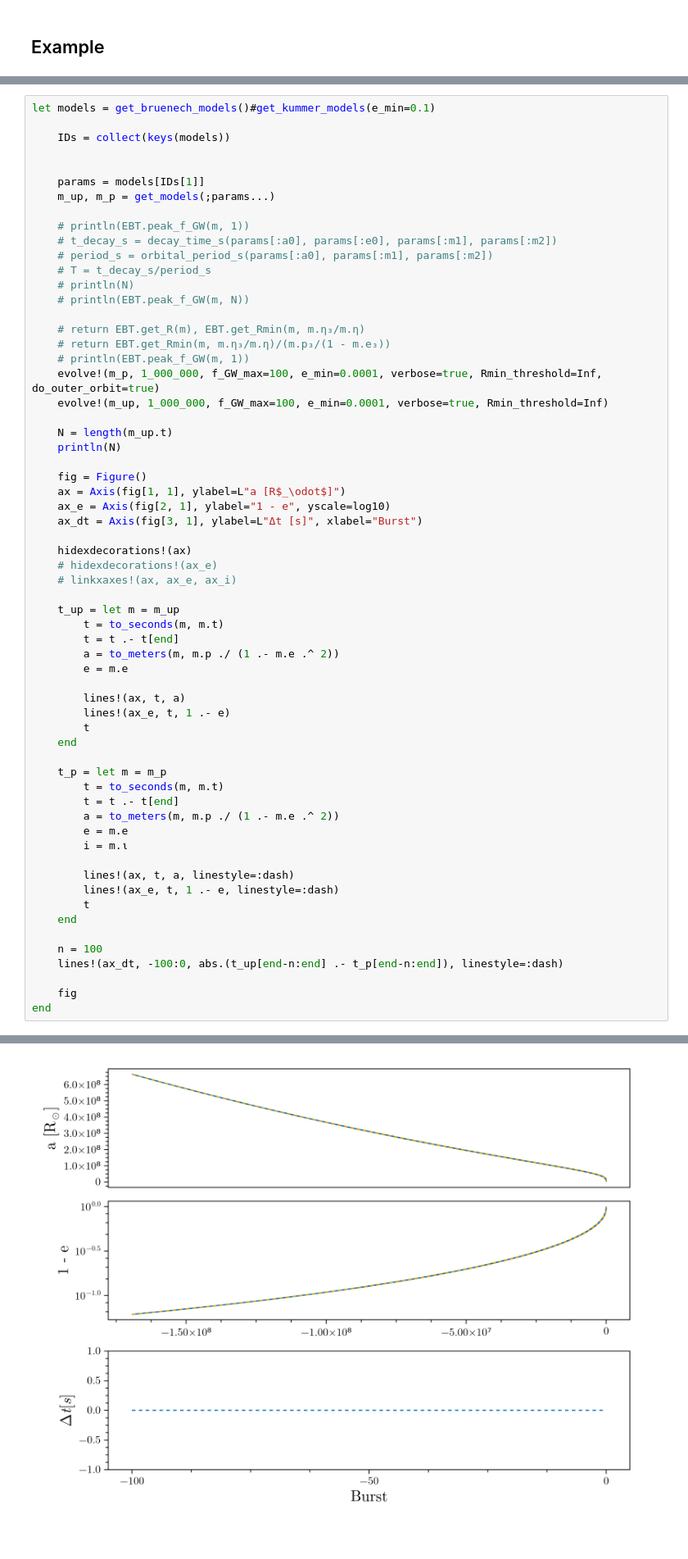
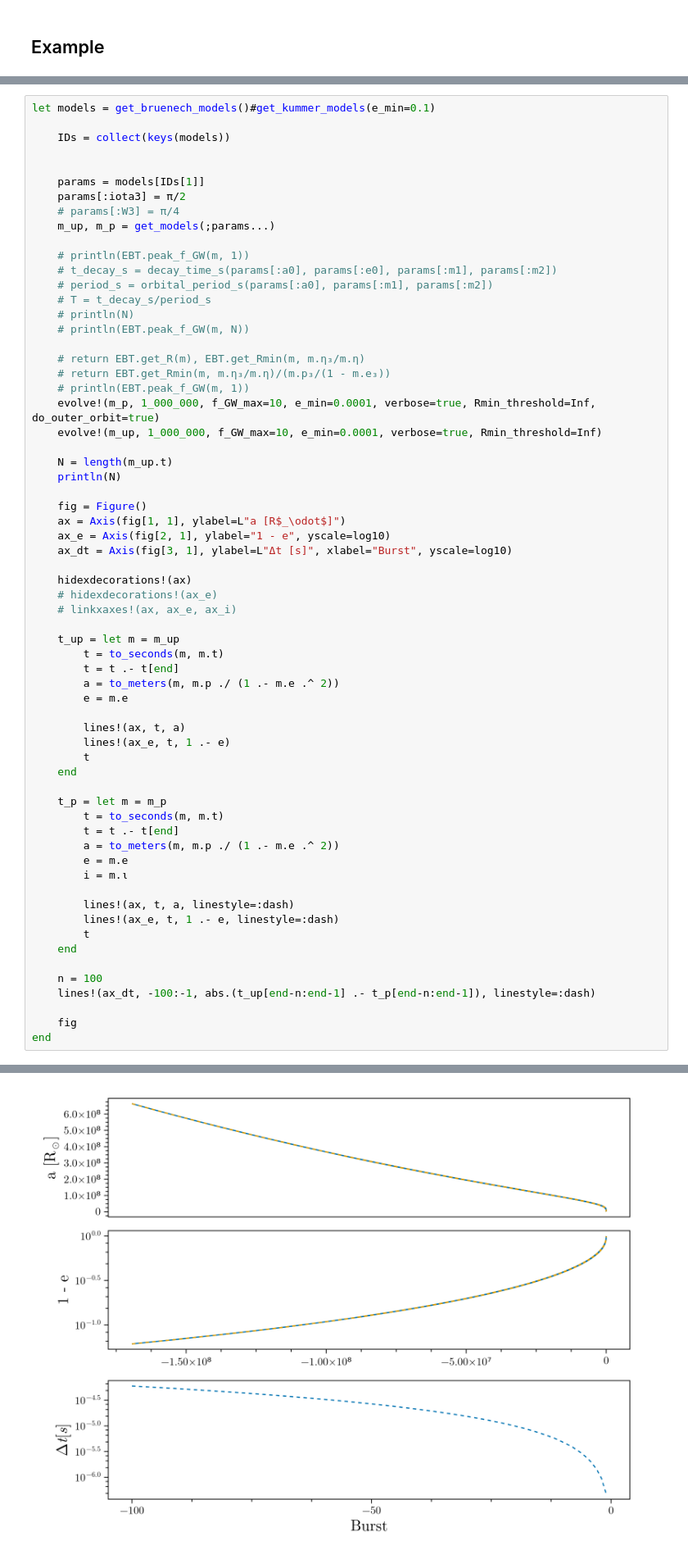
Before and after one commit to casparwb/EccentricBurstTiming.jl, a Jupyter notebook: notebooks/population-evolution.ipynb, the cells around one changed output, grey strips where cells are left out. Shown at 82% size. Drawn from its saved outputs; the diff is of its cells as text.

```diff
--- a/notebooks/population-evolution.ipynb
+++ b/notebooks/population-evolution.ipynb
@@ -216,6 +254,8 @@ let models = get_bruenech_models()#get_kummer_models(e_min=0.1)
 
 
     params = models[IDs[1]]
+    params[:iota3] = π/2
+    # params[:W3] = π/4
     m_up, m_p = get_models(;params...)
 
     # println(EBT.peak_f_GW(m, 1))
@@ -228,8 +268,8 @@ let models = get_bruenech_models()#get_kummer_models(e_min=0.1)
     # return EBT.get_R(m), EBT.get_Rmin(m, m.η₃/m.η)
     # return EBT.get_Rmin(m, m.η₃/m.η)/(m.p₃/(1 - m.e₃))
     # println(EBT.peak_f_GW(m, 1))
-    evolve!(m_p, 1_000_000, f_GW_max=100, e_min=0.0001, verbose=true, Rmin_threshold=Inf, do_outer_orbit=true)
-    evolve!(m_up, 1_000_000, f_GW_max=100, e_min=0.0001, verbose=true, Rmin_threshold=Inf)
+    evolve!(m_p, 1_000_000, f_GW_max=10, e_min=0.0001, verbose=true, Rmin_threshold=Inf, do_outer_orbit=true)
+    evolve!(m_up, 1_000_000, f_GW_max=10, e_min=0.0001, verbose=true, Rmin_threshold=Inf)
 
     N = length(m_up.t)
     println(N)
@@ -237,7 +277,7 @@ let models = get_bruenech_models()#get_kummer_models(e_min=0.1)
     fig = Figure()
     ax = Axis(fig[1, 1], ylabel=L"a [R$_\odot$]")
     ax_e = Axis(fig[2, 1], ylabel="1 - e", yscale=log10)
-    ax_dt = Axis(fig[3, 1], ylabel=L"Δt [s]", xlabel="Burst")
+    ax_dt = Axis(fig[3, 1], ylabel=L"Δt [s]", xlabel="Burst", yscale=log10)
 
     hidexdecorations!(ax)
     # hidexdecorations!(ax_e)
@@ -267,7 +307,7 @@ let models = get_bruenech_models()#get_kummer_models(e_min=0.1)
     end
 
     n = 100
-    lines!(ax_dt, -100:0, abs.(t_up[end-n:end] .- t_p[end-n:end]), linestyle=:dash)
+    lines!(ax_dt, -100:-1, abs.(t_up[end-n:end-1] .- t_p[end-n:end-1]), linestyle=:dash)
 
     fig
 end
@@ -280,4 +320,4 @@ end
-[figure, old version]
+[figure, new version]
 # %%
 function get_header_arrays(model, N)
     e_array = EBT.get_e_array(model, N)
```
Also changed, not shown: parts of 16 cells of this notebook, 2 other files.
